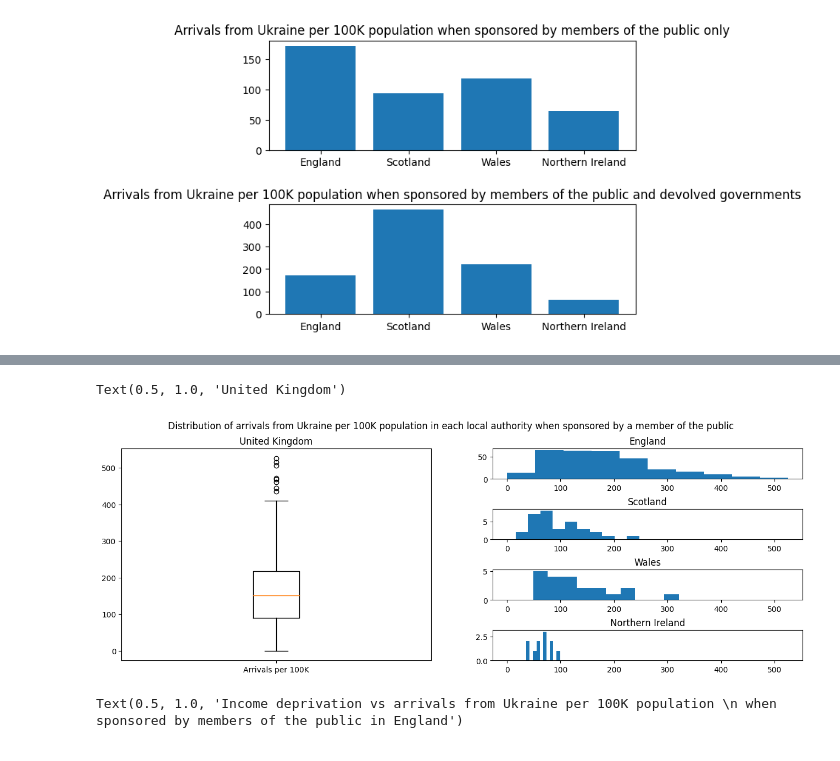
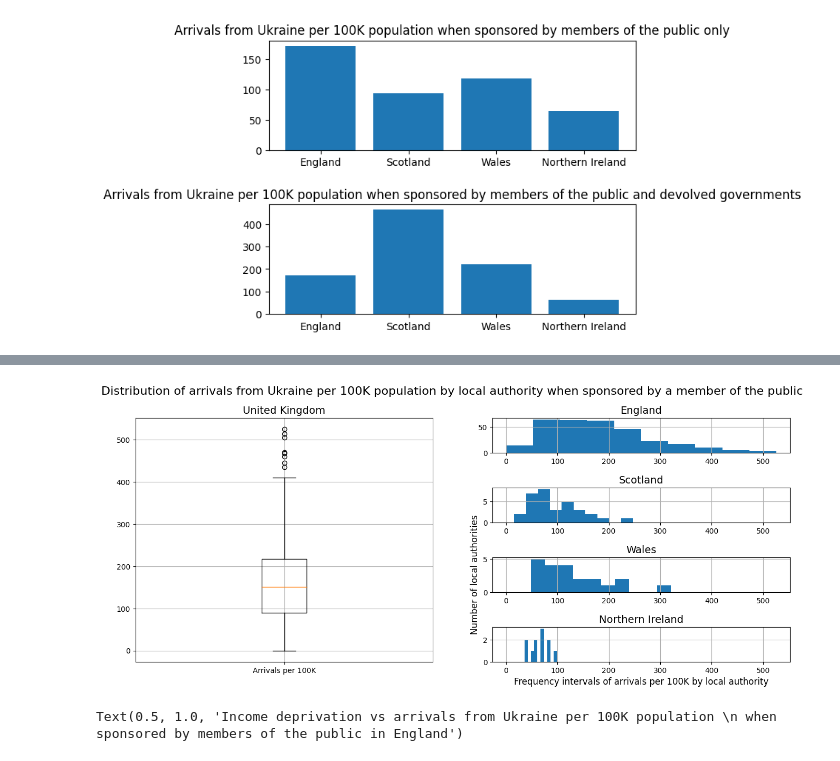
Before and after one commit to yuliiabosher/Python-with-Data-course, a Jupyter notebook: Worksheets/Data_Exploration_project.ipynb, the cells around one changed output, grey strips where cells are left out. Saved outputs shown, nothing was run; the diff lists cells and outputs as text; code cells hidden in the pictures.

```diff
--- a/Worksheets/Data_Exploration_project.ipynb
+++ b/Worksheets/Data_Exploration_project.ipynb
@@ -351,35 +271,41 @@ axs[3,0].xaxis.set_tick_params(labelbottom=True)
 # %%
 e = county_joined[county_joined['Country'] == 'England']['Arrivals per 100K']
 s = county_joined[county_joined['Country'] == 'Scotland']['Arrivals per 100K']
 w = county_joined[county_joined['Country'] == 'Wales']['Arrivals per 100K']
 i = county_joined[county_joined['Country'] == 'Northern Ireland']['Arrivals per 100K']
 fig = plt.figure()
-fig.set_figheight(5)
+fig.set_figheight(6)
 fig.set_figwidth(16)
 fig.subplots_adjust(hspace=1)
-fig.suptitle('Distribution of arrivals from Ukraine per 100K population in each local authority when sponsored by a member of the public')
+fig.suptitle('Distribution of arrivals from Ukraine per 100K population by local authority when sponsored by a member of the public', fontsize=16)
 ax1 = plt.subplot2grid(shape=(4, 2), loc=(0, 1))
 ax2 = plt.subplot2grid(shape=(4, 2), loc=(1, 1), sharex=ax1)
 ax3 = plt.subplot2grid(shape=(4, 2), loc=(2, 1), sharex=ax1)
 ax4 = plt.subplot2grid(shape=(4, 2), loc=(3, 1), sharex=ax1)
 ax5 = plt.subplot2grid(shape=(4, 2), loc=(0, 0), rowspan=4)
 ax1.hist(e)
-ax1.set_title('England')
+ax1.set_title('England', fontsize=14)
 ax1.xaxis.set_tick_params(labelbottom=True)
+ax1.grid()
 ax2.hist(s)
 ax2.xaxis.set_tick_params(labelbottom=True)
-ax2.set_title('Scotland')
+ax2.set_title('Scotland', fontsize=14)
+ax2.grid()
 ax3.hist(w)
-ax3.set_title('Wales')
+ax3.set_title('Wales', fontsize=14)
 ax3.xaxis.set_tick_params(labelbottom=True)
+ax3.set_ylabel('Number of local authorities', fontsize=12)
+ax3.grid()
 ax4.hist(i)
-ax4.set_title('Northern Ireland')
+ax4.set_title('Northern Ireland', fontsize=14)
 ax4.xaxis.set_tick_params(labelbottom=True)
+ax4.set_xlabel('Frequency intervals of arrivals per 100K by local authority', fontsize=12)
+ax4.grid()
 ax5.boxplot(county_joined['Arrivals per 100K'], labels=['Arrivals per 100K'])
-ax5.set_title('United Kingdom')
+ax5.set_title('United Kingdom', fontsize=14)
+ax5.grid()
 # %% [output]
-Text(0.5, 1.0, 'United Kingdom')
-[figure, old version]
+[figure, new version]
 # %%
 deprivation_e = pd.read_excel('https://github.com/yuliiabosher/Python-with-Data-course/raw/main/localincomedeprivationdata.xlsx', sheet_name='Local authorities')
 deprivation_e = deprivation_e.rename(columns = {'Local Authority District code (2019)': 'ONS code'})
```
Also changed, not shown: parts of 14 cells of this notebook.
